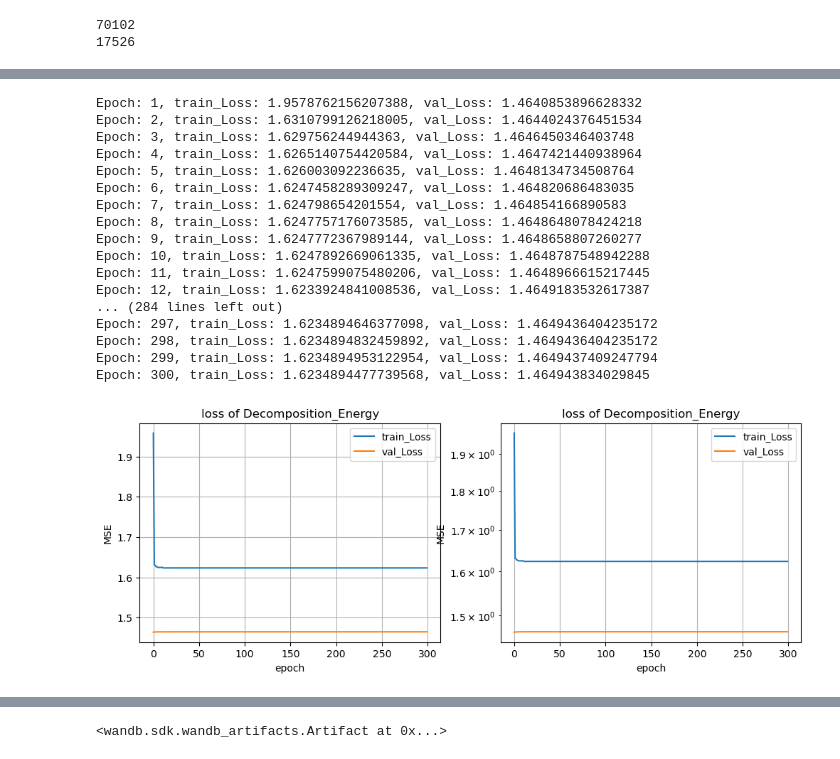
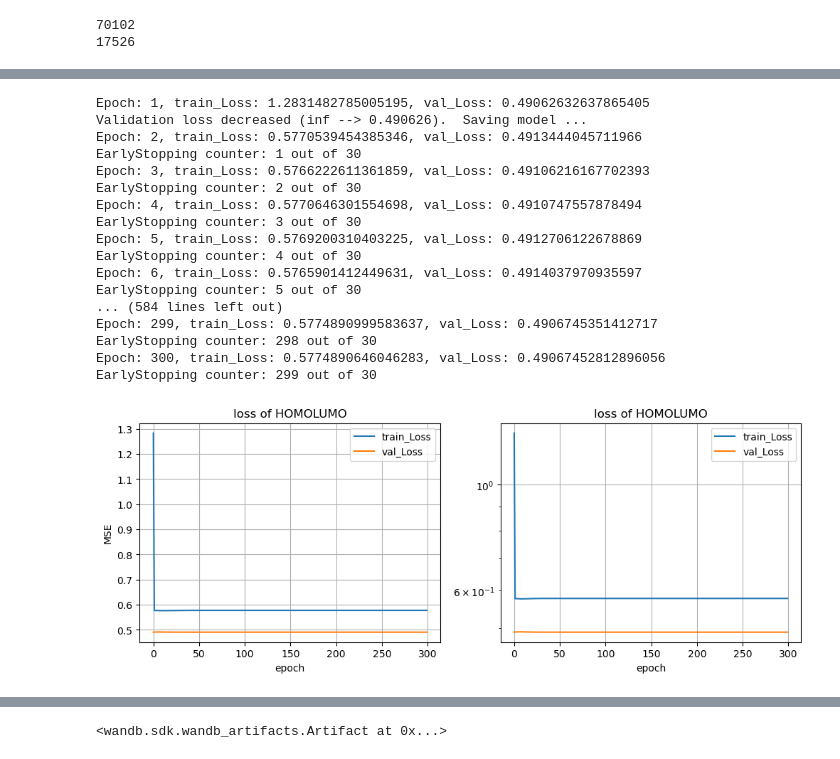
Before and after one commit to ishiken4869/LSTM_regression, a Jupyter notebook: LSTM_regression.ipynb, the cells around one changed output, grey strips where cells are left out. Saved outputs shown, nothing was run; the diff lists cells and outputs as text; code cells hidden in the pictures.

```diff
--- a/LSTM_regression.ipynb
+++ b/LSTM_regression.ipynb
@@ -72,8 +72,8 @@ import torch
 class LSTM_Predictor(torch.nn.Module):
     def __init__(self, dataset):
         super(LSTM_Predictor, self).__init__()
-        self.lstm_size = 128
-        self.embedding_dim = 128
+        self.lstm_size = 1024
+        self.embedding_dim = 1024
         self.num_layers = 3
 
         n_vocab = len(dataset.uniq_words)
@@ -88,7 +88,7 @@ class LSTM_Predictor(torch.nn.Module):
             hidden_size=self.lstm_size,
             num_layers=self.num_layers,
             batch_first=True,
-            dropout=0.2,
+            dropout=0,
         )
         self.fc = torch.nn.Linear(self.lstm_size, 1)
 
@@ -103,7 +103,8 @@ class LSTM_Predictor(torch.nn.Module):
         return (torch.zeros(self.num_layers, batch_size, self.lstm_size),
                 torch.zeros(self.num_layers, batch_size, self.lstm_size))
 # %%
-col_name = "Decomposition_Energy"
+col_name = "HOMOLUMO"
+patience = 30
 # %%
 # Log in to your W&B account
 import wandb
@@ -139,7 +144,7 @@ Syncing run LSTM to Weights & Biases (docs)
 import torch
 import numpy as np
 
-def train(dataset, train_dataset, model):
+def train(dataset, train_dataset, model, patience):
     losses = []
     val_losses = []
     device = torch.device('cuda:0' if torch.cuda.is_available() else 'cpu')
@@ -148,6 +153,8 @@ def train(dataset, train_dataset, model):
 
     criterion = torch.nn.MSELoss()
     optimizer = torch.optim.Adam(model.parameters(), lr=LEARNING_RATE)
+
+    early_stopping = EarlyStopping(patience=patience, verbose=True, path="model/" + col_name +  "/model_weight_" + col_name + ".pth")
 
     #scheduler = torch.optim.lr_scheduler.CosineAnnealingWarmRestarts(optimizer, T_0=10, T_mult=2)
 
@@ -204,6 +211,12 @@ def train(dataset, train_dataset, model):
         ))
         losses.append(average_total_loss)
         val_losses.append(average_total_val_loss)
+
+
+        # early_stopping needs the validation loss to check if it has decresed,
+        # and if it has, it will make a checkpoint of the current model
+        early_stopping(average_total_val_loss, model)
+
     return losses, val_losses
 # %%
 device = torch.device('cuda:0' if torch.cuda.is_available() else 'cpu')
@@ -243,53 +256,53 @@ print(len(train_dataloader) - int(len(train_dataloader) * 0.75))
 # %%
 model = LSTM_Predictor(dataset)
 model = model.to(device)
-train_losses, val_losses = train(dataset, train_dataset, model)
+train_losses, val_losses = train(dataset, train_dataset, model, patience)
 # %% [output]
-Epoch: 1, train_Loss: 1.9578762156207388, val_Loss: 1.4640853896628332
-Epoch: 2, train_Loss: 1.6310799126218005, val_Loss: 1.4644024376451534
-Epoch: 3, train_Loss: 1.629756244944363, val_Loss: 1.4646450346403748
-Epoch: 4, train_Loss: 1.6265140754420584, val_Loss: 1.4647421440938964
-Epoch: 5, train_Loss: 1.626003092236635, val_Loss: 1.4648134734508764
-Epoch: 6, train_Loss: 1.6247458289309247, val_Loss: 1.464820686483035
-Epoch: 7, train_Loss: 1.624798654201554, val_Loss: 1.464854166890583
-Epoch: 8, train_Loss: 1.6247757176073585, val_Loss: 1.4648648078424218
-Epoch: 9, train_Loss: 1.6247772367989144, val_Loss: 1.4648658807260277
-Epoch: 10, train_Loss: 1.6247892669061335, val_Loss: 1.4648787548942288
-Epoch: 11, train_Loss: 1.6247599075480206, val_Loss: 1.4648966615217445
-Epoch: 12, train_Loss: 1.6233924841008536, val_Loss: 1.4649183532617387
-... (284 lines left out)
-Epoch: 297, train_Loss: 1.6234894646377098, val_Loss: 1.4649436404235172
-Epoch: 298, train_Loss: 1.6234894832459892, val_Loss: 1.4649436404235172
-Epoch: 299, train_Loss: 1.6234894953122954, val_Loss: 1.4649437409247794
-Epoch: 300, train_Loss: 1.6234894477739568, val_Loss: 1.464943834029845
+Epoch: 1, train_Loss: 1.2831482785005195, val_Loss: 0.49062632637865405
+Validation loss decreased (inf --> 0.490626).  Saving model ...
+Epoch: 2, train_Loss: 0.5770539454385346, val_Loss: 0.4913444045711966
+EarlyStopping counter: 1 out of 30
+Epoch: 3, train_Loss: 0.5766222611361859, val_Loss: 0.49106216167702393
+EarlyStopping counter: 2 out of 30
+Epoch: 4, train_Loss: 0.5770646301554698, val_Loss: 0.4910747557878494
+EarlyStopping counter: 3 out of 30
+Epoch: 5, train_Loss: 0.5769200310403225, val_Loss: 0.4912706122678869
+EarlyStopping counter: 4 out of 30
+Epoch: 6, train_Loss: 0.5765901412449631, val_Loss: 0.4914037970935597
+EarlyStopping counter: 5 out of 30
+... (584 lines left out)
+Epoch: 299, train_Loss: 0.5774890999583637, val_Loss: 0.4906745351412717
+EarlyStopping counter: 298 out of 30
+Epoch: 300, train_Loss: 0.5774890646046283, val_Loss: 0.49067452812896056
+EarlyStopping counter: 299 out of 30
 # %%
 import matplotlib.pyplot as plt
 
 fig, axes = plt.subplots(nrows=1, ncols=2, figsize=(12,4))
 axes[0].plot(train_losses, label="train_Loss")
 axes[0].plot(val_losses, label="val_Loss")
 axes[0].set_title("loss of " + col_name)
 axes[0].grid()
 axes[0].set_xlabel("epoch")
 axes[0].set_ylabel("MSE")
 axes[0].legend()
 
 
 axes[1].plot(train_losses, label="train_Loss")
 axes[1].plot(val_losses, label="val_Loss")
 axes[1].set_title("loss of " + col_name)
 axes[1].grid()
 axes[1].set_yscale('log')
 axes[1].set_xlabel("epoch")
-axes[1].set_ylabel("MSE")
+#axes[1].set_ylabel("MSE")
 axes[1].legend()
 
 plt.savefig("output/" + col_name + "/graph_losses_" + col_name + ".png")
 wandb.log({"graph_losses_" + col_name: wandb.Image("output/" + col_name + "/graph_losses_" + col_name + ".png")})
 
 plt.show()
 # %% [output]
-[figure, old version]
+[figure, new version]
 # %%
 def test(dataset, test_dataset, model):
     model.eval()
```
Also changed, not shown: parts of 8 cells of this notebook, 47 other files.
